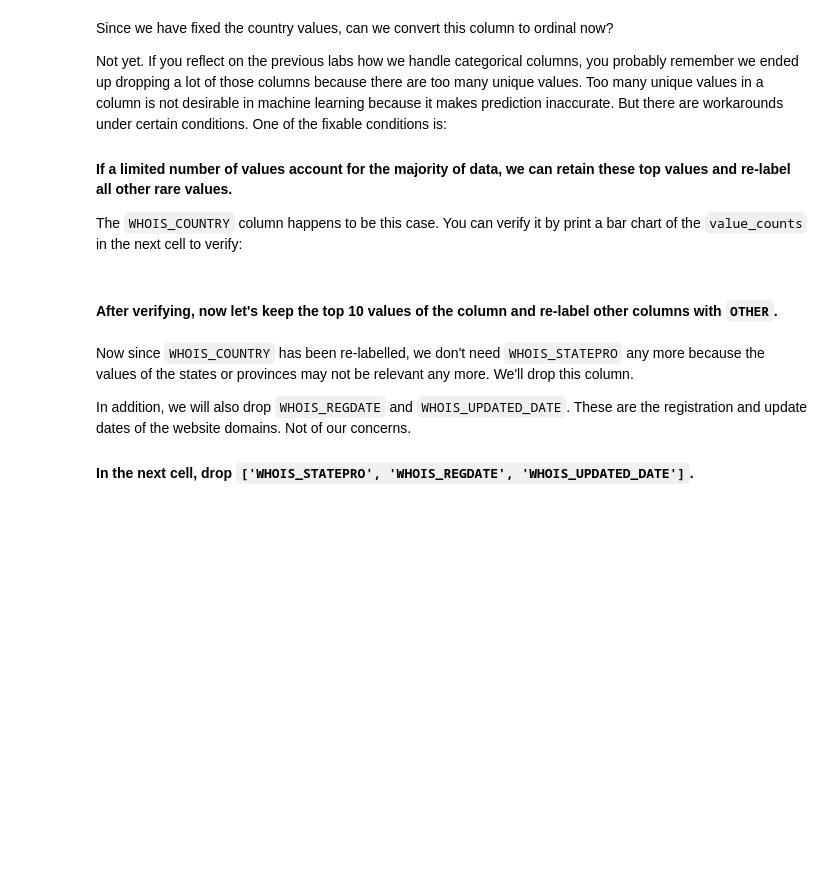
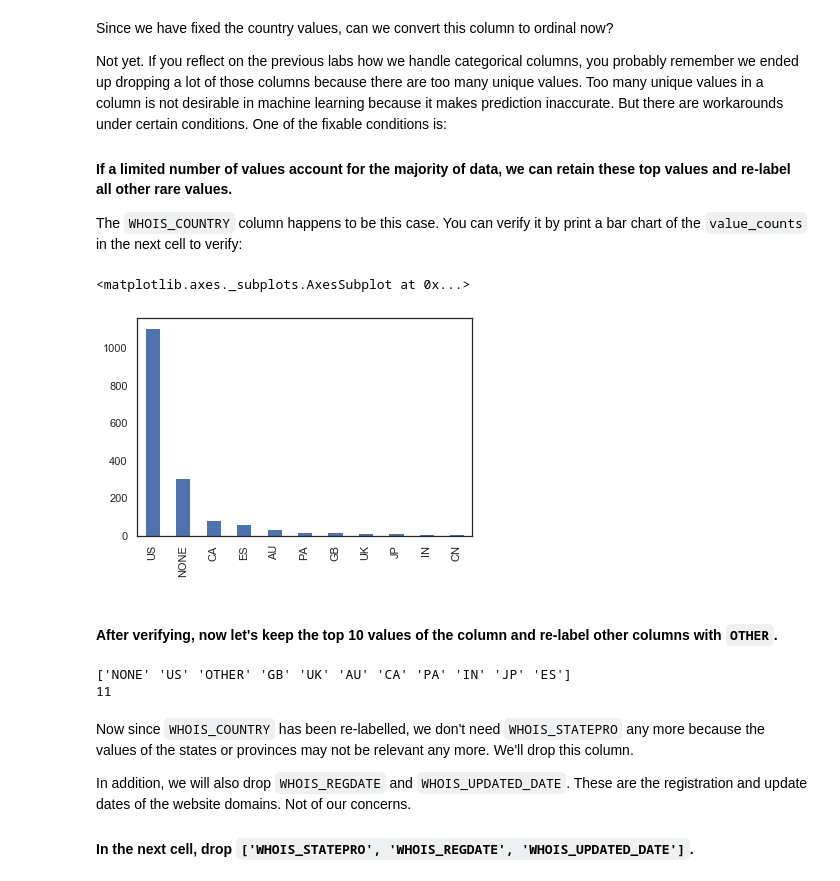
Before and after one commit to ta-data-lis/lab-supervised-learning, a Jupyter notebook: your-code/main.ipynb, the cells around one changed output. Saved outputs shown, nothing was run; the diff lists cells and outputs as text; code cells hidden in the pictures; blank space fills up the shorter version.

```diff
--- a/your-code/main.ipynb
+++ b/your-code/main.ipynb
@@ -80,3 +231,4 @@ If you remember in the previous labs, we drop a column if the column contains a
 #### In the cells below, handle the missing values from the dataset. Remember to comment the rationale of your decisions.
 # %%
 # Your code here
+websites.drop(columns = ['CONTENT_LENGTH'], axis=1, inplace = True)
@@ -84,0 +235,2 @@ If you remember in the previous labs, we drop a column if the column contains a
+# %%
+websites.dropna(inplace = True, axis = 0)
@@ -115,0 +289,4 @@ How to handle string columns is always case by case. Let's start by working on `
+# %%
+# Your code here
+websites.WHOIS_COUNTRY.unique()
+websites['WHOIS_COUNTRY'] = websites['WHOIS_COUNTRY'].apply(lambda x: x.upper())
@@ -115,0 +301,3 @@ How to handle string columns is always case by case. Let's start by working on `
+# %%
+dic = {"[U'GB'; U'UK']": "UK", "UNITED KINGDOM": "UK", "CYPRUS": "CY"}
+websites.WHOIS_COUNTRY.replace(dic, inplace = True)
@@ -123,5 +319,11 @@ Not yet. If you reflect on the previous labs how we handle categorical columns,
 The `WHOIS_COUNTRY` column happens to be this case. You can verify it by print a bar chart of the `value_counts` in the next cell to verify:
 # %%
 # Your code here
+
+
+websites["WHOIS_COUNTRY"].value_counts()[:11].plot(kind = "bar")
+# %% [output]
+<matplotlib.axes._subplots.AxesSubplot at 0x...>
+[figure, added]
 # %% [markdown]
 #### After verifying, now let's keep the top 10 values of the column and re-label other columns with `OTHER`.
@@ -130,3 +330,14 @@ The `WHOIS_COUNTRY` column happens to be this case. You can verify it by print a
+# %%
+# Your code here
+keep_list = list(websites['WHOIS_COUNTRY'].value_counts()[:10].index)
+
+websites['WHOIS_COUNTRY'] = websites['WHOIS_COUNTRY'].apply(lambda x : x if x in keep_list else 'OTHER')
+
+print(websites['WHOIS_COUNTRY'].unique())
+print(len(websites['WHOIS_COUNTRY'].unique()))
+# %% [output]
+['NONE' 'US' 'OTHER' 'GB' 'UK' 'AU' 'CA' 'PA' 'IN' 'JP' 'ES']
+11
 # %% [markdown]
 Now since `WHOIS_COUNTRY` has been re-labelled, we don't need `WHOIS_STATEPRO` any more because the values of the states or provinces may not be relevant any more. We'll drop this column.
 
```
Also changed, not shown: parts of 55 cells of this notebook.
